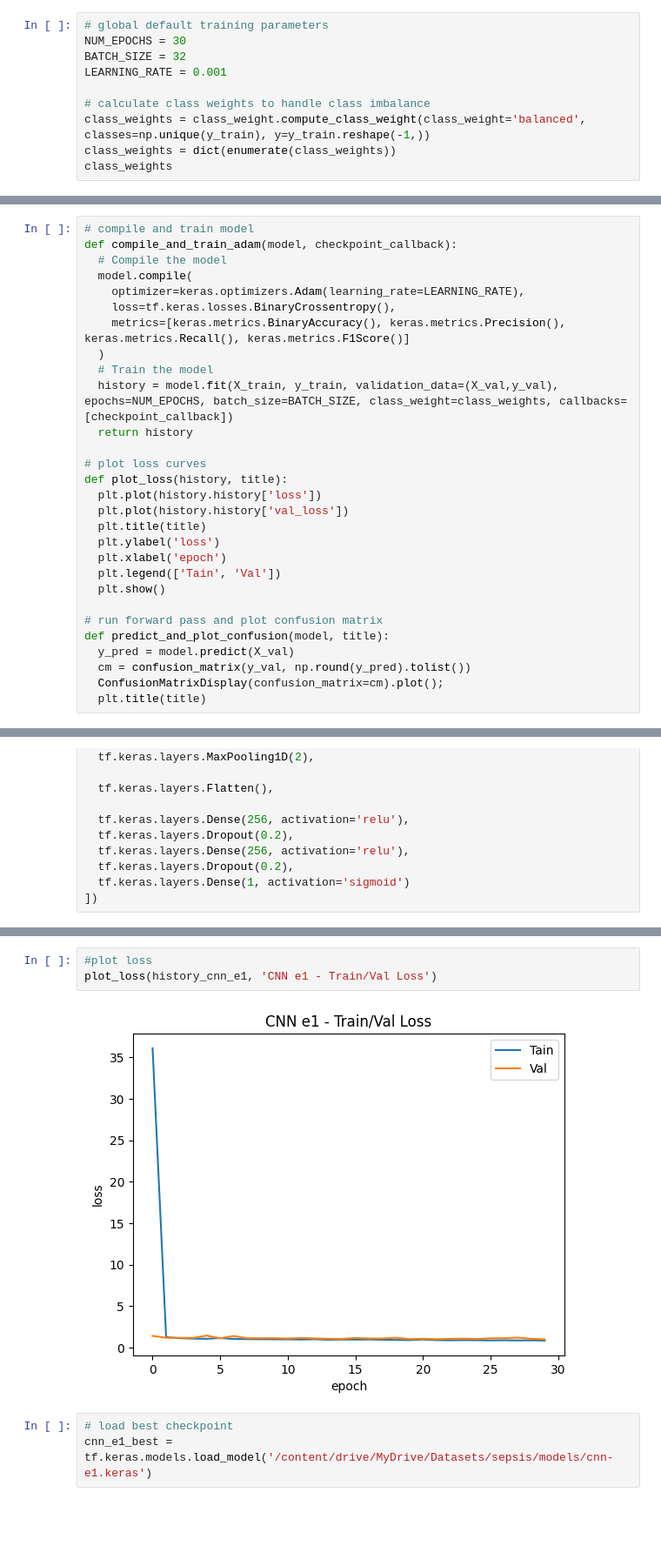
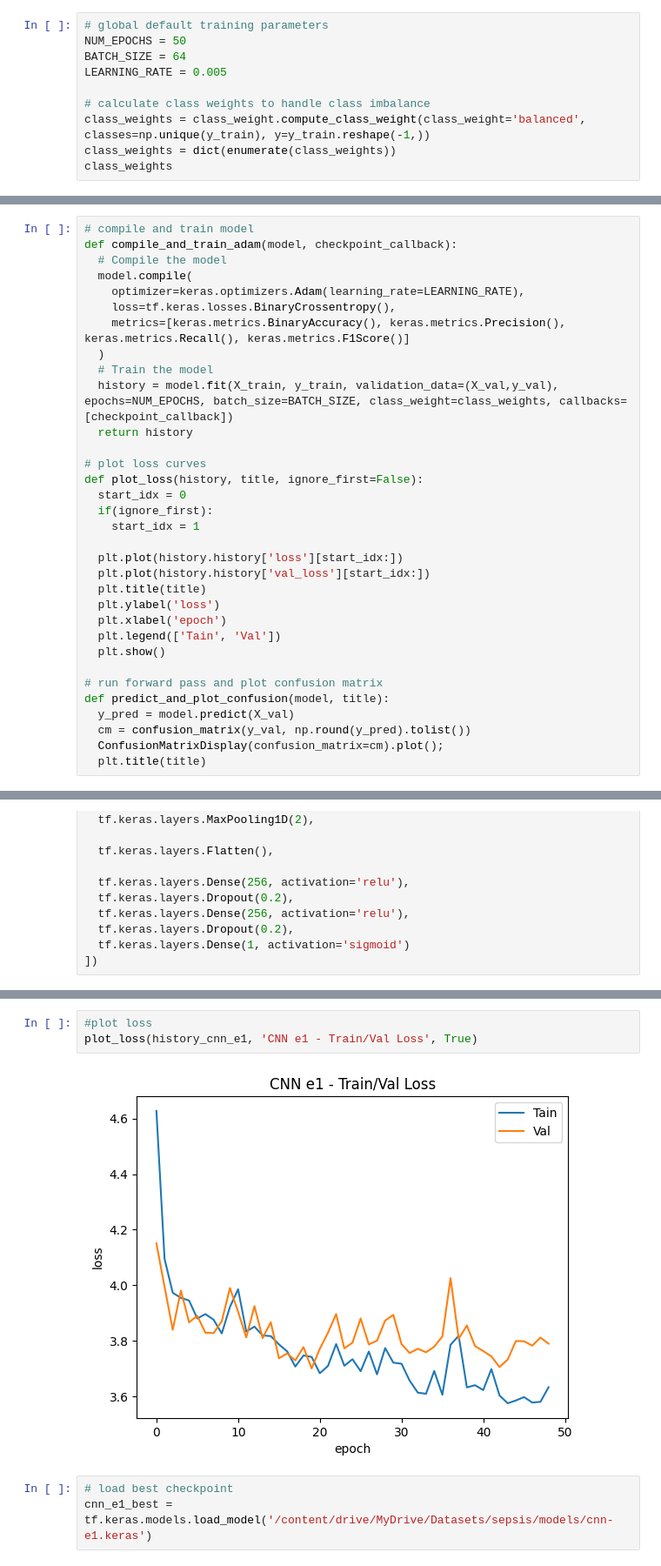
Before and after one commit to t4ai/early-sepsis-prediction, a Jupyter notebook: 4.1 - CNN Model Experiments.ipynb, the cells around one changed output, grey strips where cells are left out. Shown: that part at 87% size. Cells and saved outputs as stored; diff of their text form; blank space fills up the shorter version.

```diff
--- a/4.1 - CNN Model Experiments.ipynb
+++ b/4.1 - CNN Model Experiments.ipynb
@@ -70,9 +70,9 @@ y_test = y_test.reshape(-1,1)
 y_val = y_val.reshape(-1,1)
 # %%
 # global default training parameters
-NUM_EPOCHS = 30
-BATCH_SIZE = 32
-LEARNING_RATE = 0.001
+NUM_EPOCHS = 50
+BATCH_SIZE = 64
+LEARNING_RATE = 0.005
 
 # calculate class weights to handle class imbalance
 class_weights = class_weight.compute_class_weight(class_weight='balanced', classes=np.unique(y_train), y=y_train.reshape(-1,))
@@ -108,9 +108,13 @@ def compile_and_train_adam(model, checkpoint_callback):
   return history
 
 # plot loss curves
-def plot_loss(history, title):
-  plt.plot(history.history['loss'])
-  plt.plot(history.history['val_loss'])
+def plot_loss(history, title, ignore_first=False):
+  start_idx = 0
+  if(ignore_first):
+    start_idx = 1
+
+  plt.plot(history.history['loss'][start_idx:])
+  plt.plot(history.history['val_loss'][start_idx:])
   plt.title(title)
   plt.ylabel('loss')
   plt.xlabel('epoch')
@@ -242,8 +264,8 @@ history_cnn_e1 = compile_and_train_adam(cnn_e1, model_checkpoint_callback_c1)
 # %%
 #plot loss
-plot_loss(history_cnn_e1, 'CNN e1 - Train/Val Loss')
+plot_loss(history_cnn_e1, 'CNN e1 - Train/Val Loss', True)
 # %% [output]
-[figure, old version]
+[figure, new version]
 # %%
 # load best checkpoint
 cnn_e1_best = tf.keras.models.load_model('/content/drive/MyDrive/Datasets/sepsis/models/cnn-e1.keras')
```
Also changed, not shown: parts of 15 cells of this notebook.
